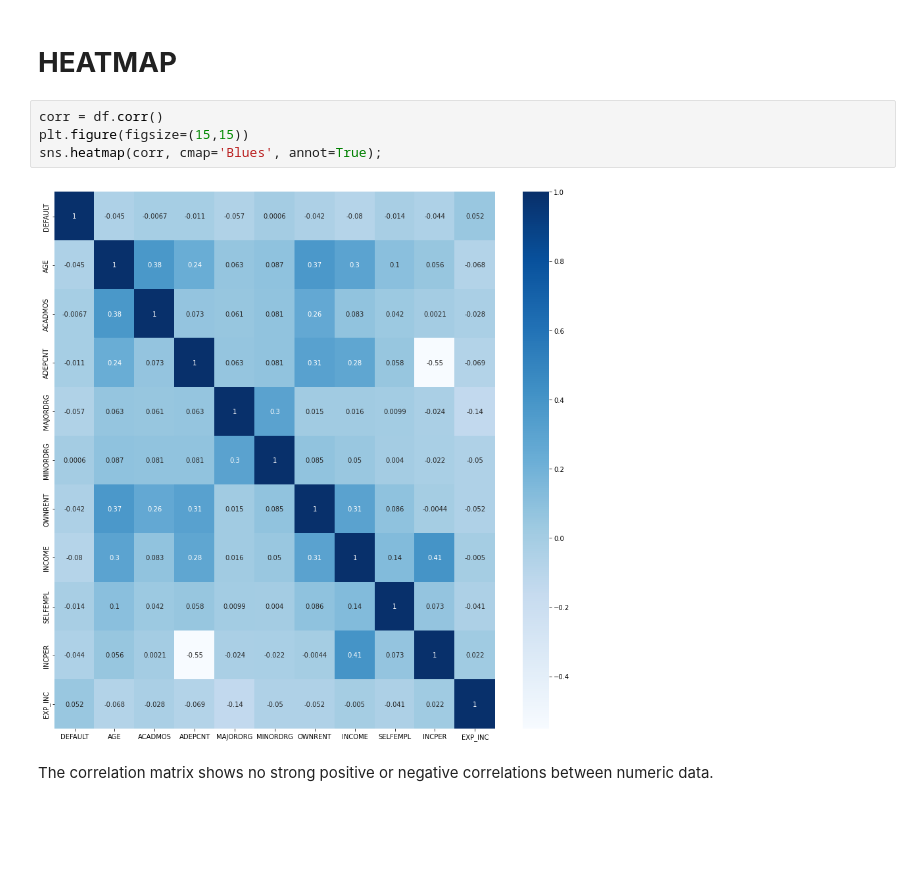
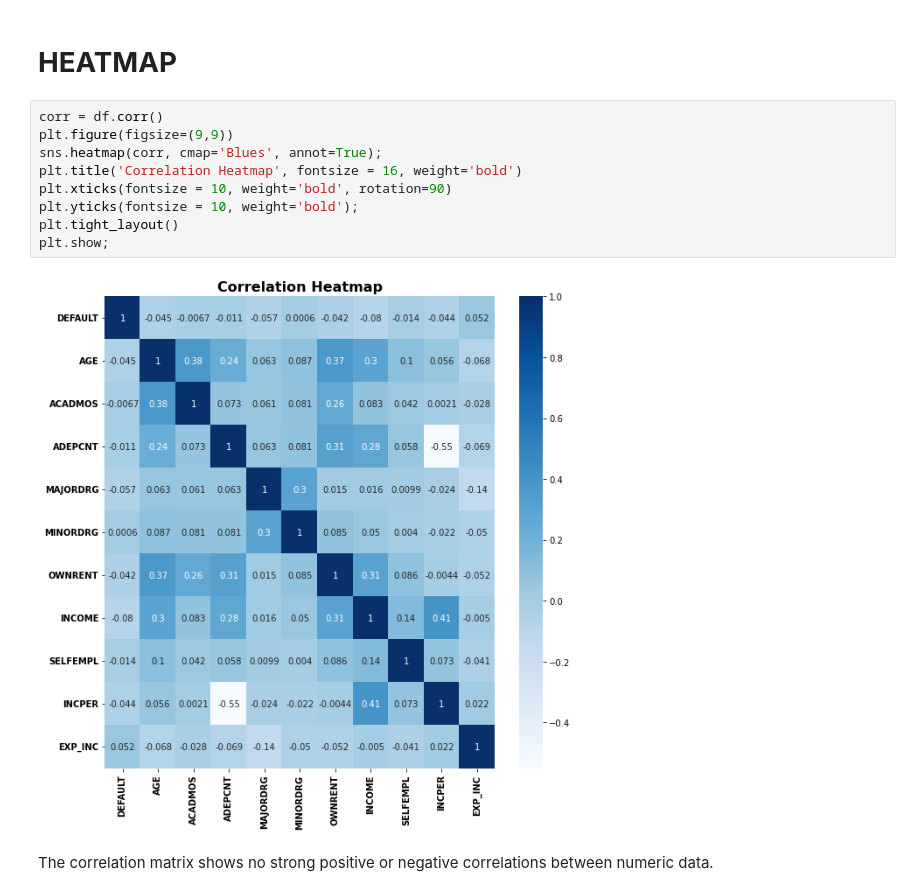
Before and after one commit to XcLyBr/Defaulting-Card-Payment, a Jupyter notebook: DefaultingCreditCards.ipynb, the cells around one changed output. Drawn from its saved outputs; the diff is of its cells as text; blank space fills up the shorter version.

```diff
--- a/DefaultingCreditCards.ipynb
+++ b/DefaultingCreditCards.ipynb
@@ -275,10 +307,15 @@ A noticeably high number of outliers with 'EXP_INC' (Ratio of monthly credit car
 # **HEATMAP**
 # %%
 corr = df.corr()
-plt.figure(figsize=(15,15))
+plt.figure(figsize=(9,9))
 sns.heatmap(corr, cmap='Blues', annot=True);
+plt.title('Correlation Heatmap', fontsize = 16, weight='bold')
+plt.xticks(fontsize = 10, weight='bold', rotation=90)
+plt.yticks(fontsize = 10, weight='bold');
+plt.tight_layout()
+plt.show;
 # %% [output]
-[figure, old version]
+[figure, new version]
 # %% [markdown]
 The correlation matrix shows no strong positive or negative correlations between numeric data.
 # %% [markdown]
```
Also changed, not shown: parts of 22 cells of this notebook.
